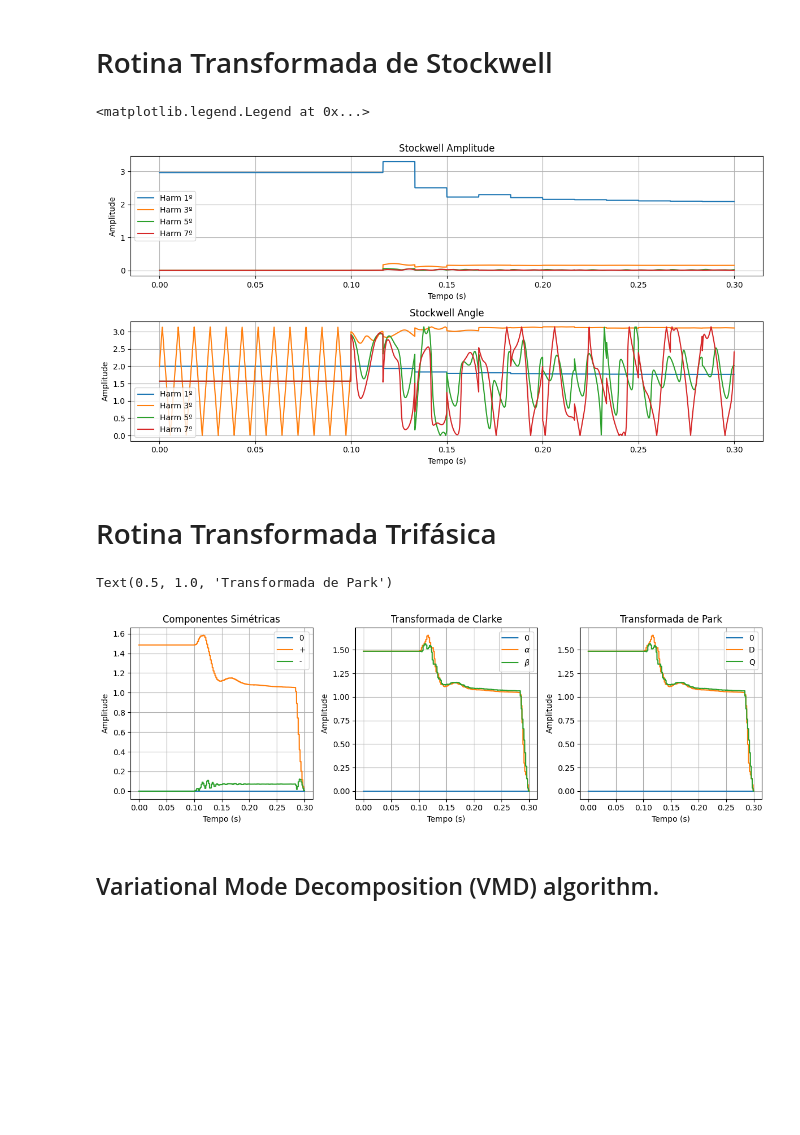
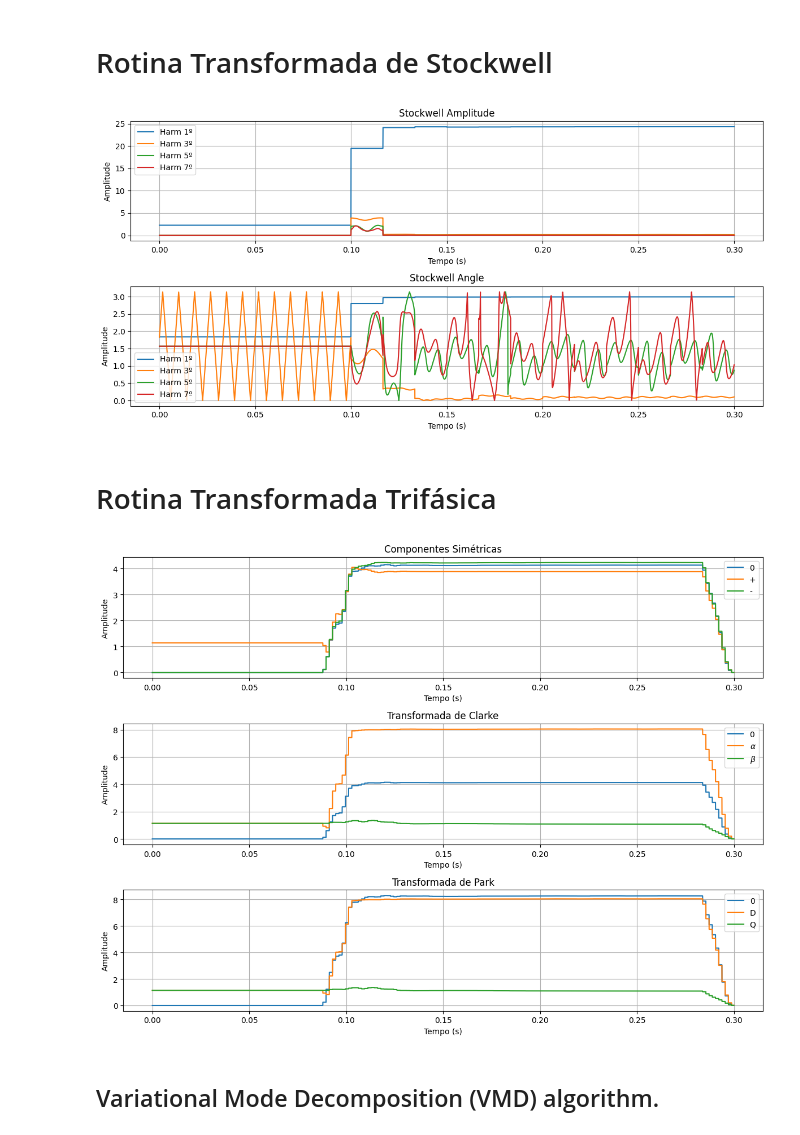
Before and after one commit to EESC-USP-FaultAI/preprocessing, a Jupyter notebook: Rotinas/Examples.ipynb, the cells around one changed output. Drawn from its saved outputs; the diff is of its cells as text; code cells hidden in the pictures; blank space fills up the shorter version.

Commit message:
Imagens Sistema Test

```diff
--- a/Rotinas/Examples.ipynb
+++ b/Rotinas/Examples.ipynb
@@ -6,14 +6,23 @@ sys.path.append(os.path.join(os.path.dirname(os.path.abspath(""))))
 # %%
 from functions.CSVProcessing import Dunno
 
-casoSimulado = 'caso_1_.csv'
-ponto_de_medicao = 'Imed_B2'
+casoSimulado = r'Z:\results_Modelo_LOOP_FP1_PEN075\resultados\caso_63_.csv'
+ponto_de_medicao = 'Imed_B1'
 
 all_signals = Dunno.data_selection(
     data_file_path = casoSimulado,
     meas = ponto_de_medicao,
     meas_file_path = 'medicoes.csv'
 )
+
+# all_signals = Dunno.case_selection(
+#     data_file_path = casoSimulado,
+#     meas = ponto_de_medicao,
+#     meas_file_path = 'medicoes.csv'
+# )
+    # data_file_path = casoSimulado,
+    # meas = ponto_de_medicao,
+    # meas_file_path = 'medicoes.csv'
 
 signal = all_signals[:, 0]
 t_simulation = 0.3
@@ -147,9 +169,9 @@ plt.ylabel('Amplitude')
 plt.tight_layout()
 plt.grid(True)
 plt.legend()
+plt.savefig(r'Imagens/Stockwell.png')
 # %% [output]
-<matplotlib.legend.Legend at 0x...>
-[figure, old version]
+[figure, new version]
 # %% [markdown]
 # Rotina Transformada Trifásica
 # %%
@@ -175,43 +197,44 @@ while i < nSamples:
     signal_park[i:i+window_step] = park_ABCtoDQ(Va, Vb, Vc, 0)
     i += window_step
 
-plt.figure(figsize=(12, 4))
+plt.figure(figsize=(12, 9))
 
-plt.subplot(1,3,1)
+plt.subplot(3,1,1)
 plt.plot(t, np.abs(signal_compSym[:,0]), label='0')
 plt.plot(t, np.abs(signal_compSym[:,1]), label='+')
 plt.plot(t, np.abs(signal_compSym[:,2]), label='-')
 plt.xlabel('Tempo (s)')
 plt.ylabel('Amplitude')
 plt.tight_layout()
 plt.legend()
 plt.grid(True)
 plt.title('Componentes Simétricas')
 
-plt.subplot(1,3,2)
+plt.subplot(3,1,2)
 plt.plot(t, np.abs(signal_clarke[:,0]), label='0')
 plt.plot(t, np.abs(signal_clarke[:,1]), label=r'$\alpha$')
 plt.plot(t, np.abs(signal_clarke[:,2]), label=r'$\beta$')
 plt.legend()
 plt.xlabel('Tempo (s)')
 plt.ylabel('Amplitude')
 plt.tight_layout()
 plt.grid(True)
 plt.title('Transformada de Clarke')
 
-plt.subplot(1,3,3)
+plt.subplot(3,1,3)
 plot = plt.plot(t, np.abs(signal_park[:,0]), label='0')
 plot = plt.plot(t, np.abs(signal_park[:,1]), label='D')
 plot = plt.plot(t, np.abs(signal_park[:,2]), label='Q')
 plt.legend()
 plt.xlabel('Tempo (s)')
 plt.ylabel('Amplitude')
 plt.tight_layout()
 plt.grid(True)
 plt.title('Transformada de Park')
+
+plt.savefig(r'Imagens/Trifásicas.png')
 # %% [output]
-Text(0.5, 1.0, 'Transformada de Park')
-[figure, old version]
+[figure, new version]
 # %% [markdown]
 ## Variational Mode Decomposition (VMD) algorithm.
 # %%
```
Also changed, not shown: parts of 5 cells of this notebook, 8 other files.
